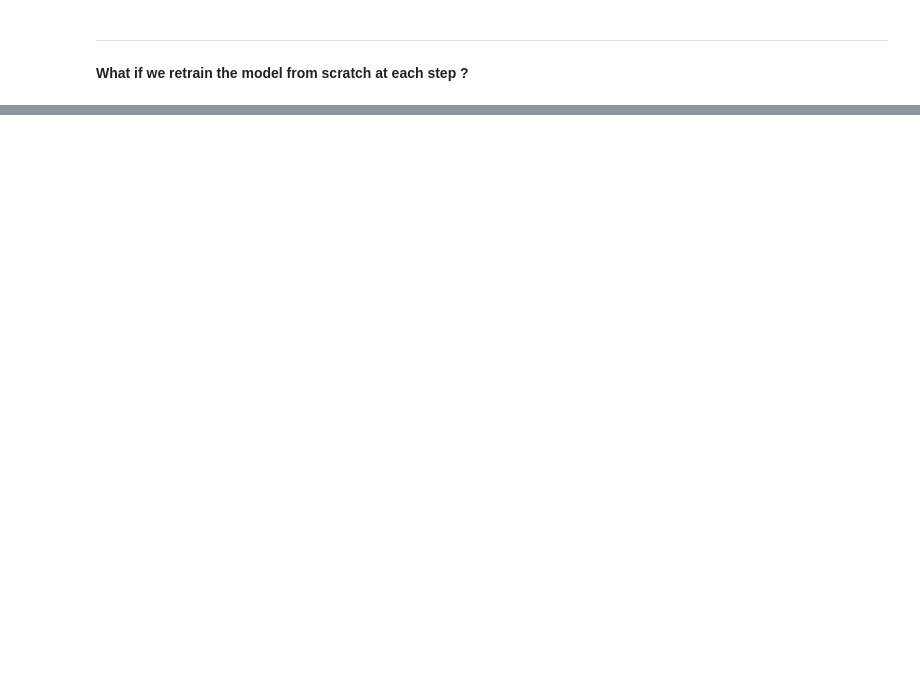
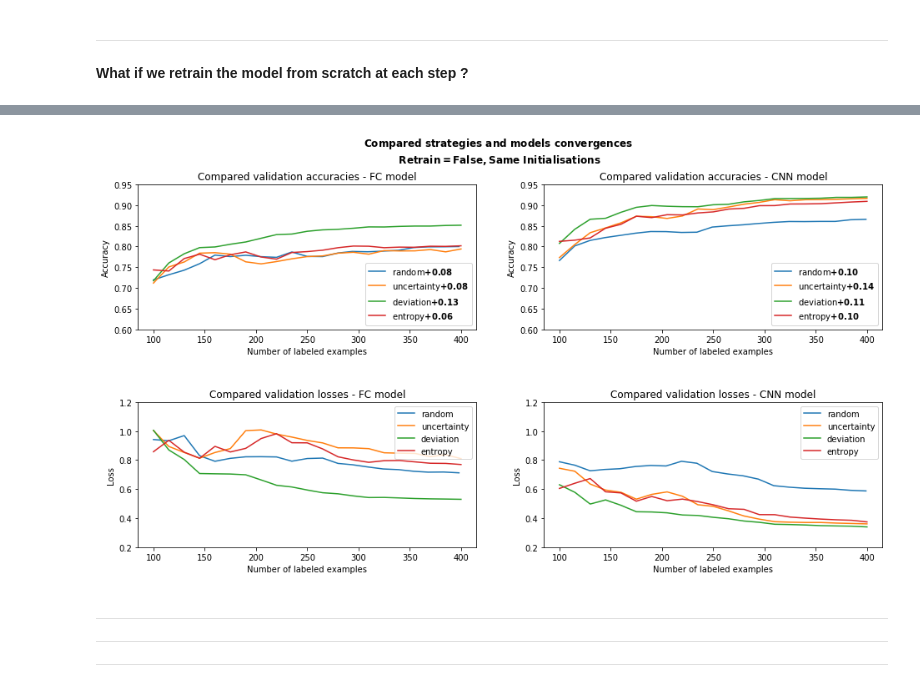
Before and after one commit to EmmanuelJhno/Advanced_Deep_Learning, a Jupyter notebook: Lab4/TP4_active_learning.ipynb, the cells around one changed output, grey strips where cells are left out. Drawn from its saved outputs; the diff is of its cells as text; code cells hidden in the pictures; blank space fills up the shorter version.

```diff
--- a/Lab4/TP4_active_learning.ipynb
+++ b/Lab4/TP4_active_learning.ipynb
@@ -348,0 +355,16 @@ As a baseline, you should be able to reach at least 90% of validation accuracy w
+# %%
+# a list of strategies you want to compare
+strategies = ['random','uncertainty','deviation','entropy']
+# number of examples to label randomly at the start
+initial_labeling = torch.randint(0, 55000, (100,))
+nb_request=15
+
+perf_no_retrain_same_init = []
+for strat in strategies:
+    for model_class in [FC, CNN]:
+        print('-'*70)
+        print("Training {} with strategy: {}".format(model_class.__name__, strat))#.__name__))
+        perf = active_training(strat, model=model_class, retrain=False,
+                               initial_labeling=initial_labeling, nb_request=nb_request)
+        perf_no_retrain_same_init.append((strat, perf))#.__name__, perf))
+print("done")
@@ -348,0 +389,31 @@ As a baseline, you should be able to reach at least 90% of validation accuracy w
+# %%
+plt.figure(figsize=(16,8))
+plt.suptitle('$\mathbf{Compared\ strategies\ and\ models\ convergences}$\n $\mathbf{Retrain=False, Same\ Initialisations}$')
+plt.subplots_adjust(hspace=0.5)
+
+model_perf = [perf_no_retrain_same_init[::2], perf_no_retrain_same_init[1::2]]
+for index, model_class in enumerate([FC, CNN]):
+    plt.subplot(221+index)
+    for (name, perf) in model_perf[index]:
+        plt.plot(perf[:,0], perf[:,1], label=name+'$ \mathbf{+ %.2f}$' % (perf[:,1][-1] - perf[:,1][0]))
+    plt.title("Compared validation accuracies - {} model".format(model_class.__name__))
+    plt.xlabel("Number of labeled examples")
+    plt.ylabel("Accuracy")
+    plt.legend(loc='lower right')
+    plt.ylim(0.6,0.95)
+
+    plt.subplot(223+index)
+    for (name, perf) in model_perf[index]:
+        plt.plot(perf[:,0], perf[:,2], label=name)
+    plt.title("Compared validation losses - {} model".format(model_class.__name__))
+    plt.xlabel("Number of labeled examples")
+    plt.ylabel("Loss")
+    plt.legend(loc='upper right')
+    plt.ylim(0.2,1.2)
+plt.show()
+# %% [output]
+[figure, added]
+# %% [markdown]
+---
+---
+---
```
Also changed, not shown: parts of 22 cells of this notebook.
